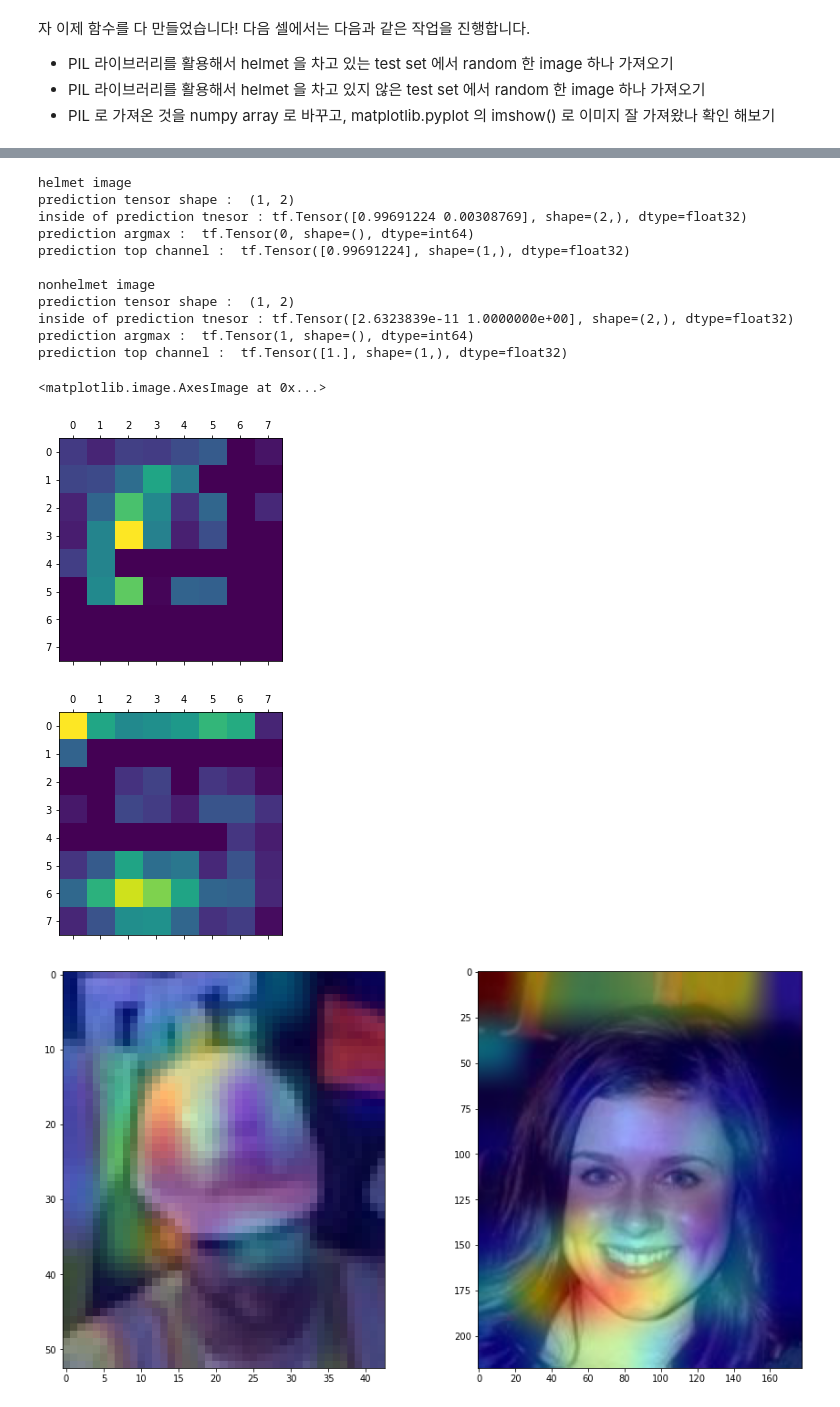
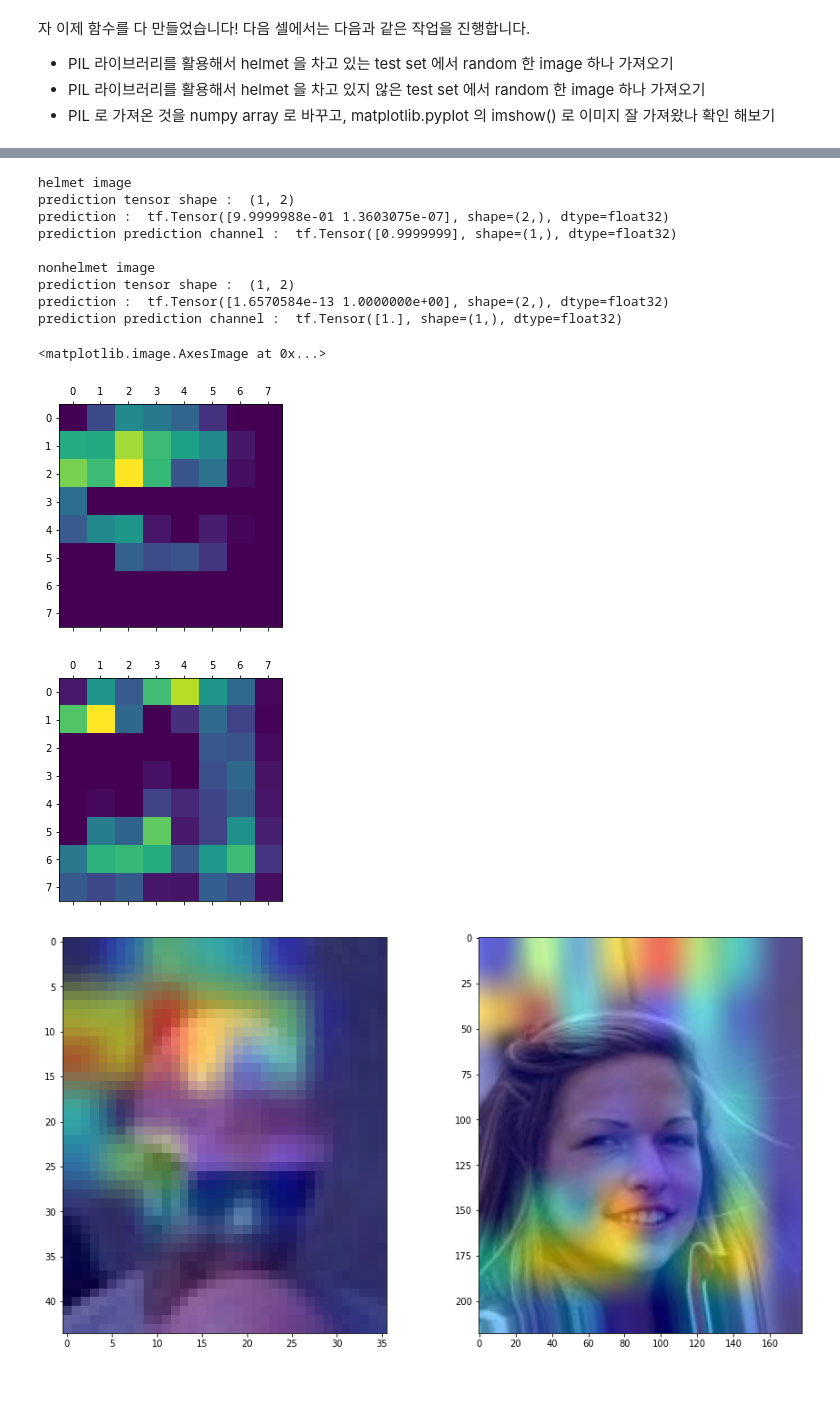
Before and after one commit to tinyml-mobility/modeling-with-code, a Jupyter notebook: helmet_classification_for_tinyMLproject_part3.ipynb, the cells around one changed output, grey strips where cells are left out. Drawn from its saved outputs; the diff is of its cells as text; code cells hidden in the pictures.

```diff
--- a/helmet_classification_for_tinyMLproject_part3.ipynb
+++ b/helmet_classification_for_tinyMLproject_part3.ipynb
@@ -242,7 +238,7 @@ Non-trainable params: 18,880
 __________________________________________________________________________________________________
 # %%
 def make_gradcam_heatmap(
-    img_array, model, last_conv_layer_name="Conv_1", classifier_layer_names=["global_average_pooling2d", "Logits"]
+    img_array, model, last_conv_layer_name="Conv_1", classifier_layer_names=["global_average_pooling2d", "Logits",],  class_select='argmax'
     ):
     # First, we create a model that maps the input image to the activations
     # of the last conv layer
@@ -270,15 +266,21 @@ def make_gradcam_heatmap(
         # Compute class predictions
         preds = classifier_model(last_conv_layer_output)
         print('prediction tensor shape : ', preds.shape) # (1,2)
-        top_pred_index = tf.argmax(preds[0])
-        print('inside of prediction tnesor :', preds[0])
-        print('prediction argmax : ', top_pred_index) # Tensor(1,)
-        top_class_channel = preds[:, top_pred_index]
-        print('prediction top channel : ', top_class_channel) #
+        print('prediction : ', preds[0])
+        if class_select == 'argmax' :
+          class_index_to_visualize = tf.argmax(preds[0])
+          print('prediction argmax : ', class_index_to_visualize, 'type : ', type(class_index_to_visualize)) # Tensor(1,)
+        else :
+          # 0 : wearing a helmet
+          # 1 : not wearing helmet
+          class_index_to_visualize = tf.convert_to_tensor(class_select, dtype='int64')
+
+        class_channel = preds[:, class_index_to_visualize]
+        print('prediction prediction channel : ', class_channel)
 
     # This is the gradient of the top predicted class with regard to
     # the output feature map of the last conv layer
-    grads = tape.gradient(top_class_channel, last_conv_layer_output)
+    grads = tape.gradient(class_channel, last_conv_layer_output)
 
     # This is a vector where each entry is the mean intensity of the gradient
     # over a specific feature map channel
@@ -404,12 +406,14 @@ print('helmet image')
 heatmap_helmet = make_gradcam_heatmap(img_helmet, full_model,
                                       # 아래 두 줄의 코드는, part2 에서 직접 만든 모델을 돌릴 때 사용하세요.
                                       'final_conv',
-                                      ['global_average_pooling2d', 'dense']
+                                      ['global_average_pooling2d', 'dense'],
+                                      class_select = 0
                                       )
 print('\nnonhelmet image')
 heatmap_nonhelmet = make_gradcam_heatmap(img_nonhelmet, full_model,
                                          'final_conv',
-                                         ['global_average_pooling2d', 'dense']
+                                         ['global_average_pooling2d', 'dense'],
+                                         class_select = 1
                                          )
 
 # Display heatmap
@@ -437,42 +441,40 @@ jet_colors = jet(np.arange(256))[:, :3]
 jet_heatmap = jet_colors[heatmap_helmet]
 jet_nonhelmet_heatmap = jet_colors[heatmap_nonhelmet]
 
 # We create an image with RGB colorized heatmap
 jet_heatmap = tf.keras.preprocessing.image.array_to_img(jet_heatmap)
 jet_heatmap = jet_heatmap.resize((img_original.shape[1], img_original.shape[0]))
 jet_heatmap = tf.keras.preprocessing.image.img_to_array(jet_heatmap)
 
 jet_nonhelmet_heatmap = tf.keras.preprocessing.image.array_to_img(jet_nonhelmet_heatmap)
 jet_nonhelmet_heatmap = jet_nonhelmet_heatmap.resize((nonhelmet_img_original.shape[1], nonhelmet_img_original.shape[0]))
 jet_nonhelmet_heatmap = tf.keras.preprocessing.image.img_to_array(jet_nonhelmet_heatmap)
 
 # Superimpose the heatmap on original image
-superimposed_img = jet_heatmap * 0.7 + img_original
+superimposed_img = jet_heatmap * 0.8 + img_original
 superimposed_img = tf.keras.preprocessing.image.array_to_img(superimposed_img)
 
-nonhelmet_superimposed_img = jet_nonhelmet_heatmap * 0.7 + nonhelmet_img_original
+nonhelmet_superimposed_img = jet_nonhelmet_heatmap * 0.8 + nonhelmet_img_original
 nonhelmet_superimposed_img = tf.keras.preprocessing.image.array_to_img(nonhelmet_superimposed_img)
 
 # Display Grad CAM
 plt.figure(4, figsize = [15,8])
 plt.subplot(1,2,1)
 plt.imshow(superimposed_img)
 plt.subplot(1,2,2)
 plt.imshow(nonhelmet_superimposed_img)
 # %% [output]
 helmet image
 prediction tensor shape :  (1, 2)
-inside of prediction tnesor : tf.Tensor([0.99691224 0.00308769], shape=(2,), dtype=float32)
-prediction argmax :  tf.Tensor(0, shape=(), dtype=int64)
-prediction top channel :  tf.Tensor([0.99691224], shape=(1,), dtype=float32)
+prediction :  tf.Tensor([9.9999988e-01 1.3603075e-07], shape=(2,), dtype=float32)
+prediction prediction channel :  tf.Tensor([0.9999999], shape=(1,), dtype=float32)
 
 nonhelmet image
 prediction tensor shape :  (1, 2)
-inside of prediction tnesor : tf.Tensor([2.6323839e-11 1.0000000e+00], shape=(2,), dtype=float32)
-prediction argmax :  tf.Tensor(1, shape=(), dtype=int64)
-prediction top channel :  tf.Tensor([1.], shape=(1,), dtype=float32)
+prediction :  tf.Tensor([1.6570584e-13 1.0000000e+00], shape=(2,), dtype=float32)
+prediction prediction channel :  tf.Tensor([1.], shape=(1,), dtype=float32)
 <matplotlib.image.AxesImage at 0x...>
-[figure, old version]
+[figure, new version]
-[figure, old version]
+[figure, new version]
-[figure, old version]
+[figure, new version]
 # %% [markdown]
```
Also changed, not shown: parts of 6 cells of this notebook, 2 other files.
